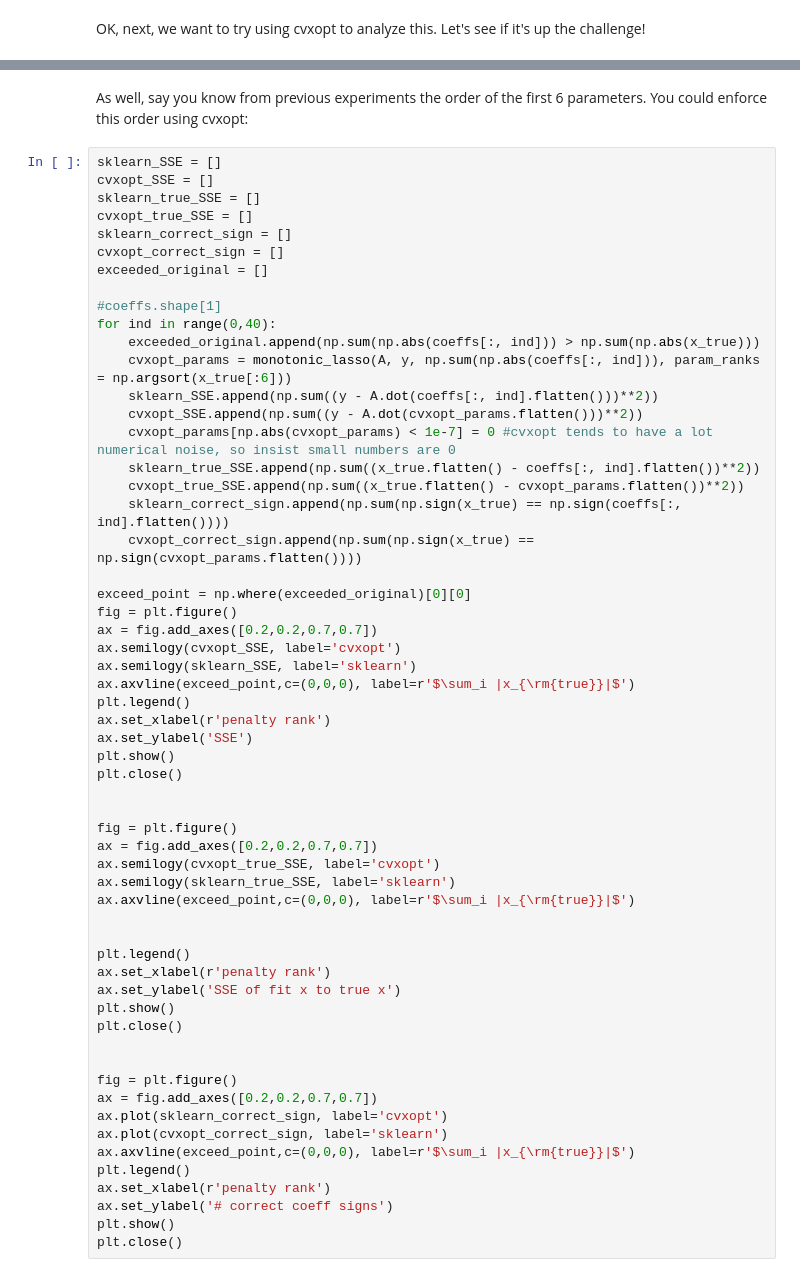
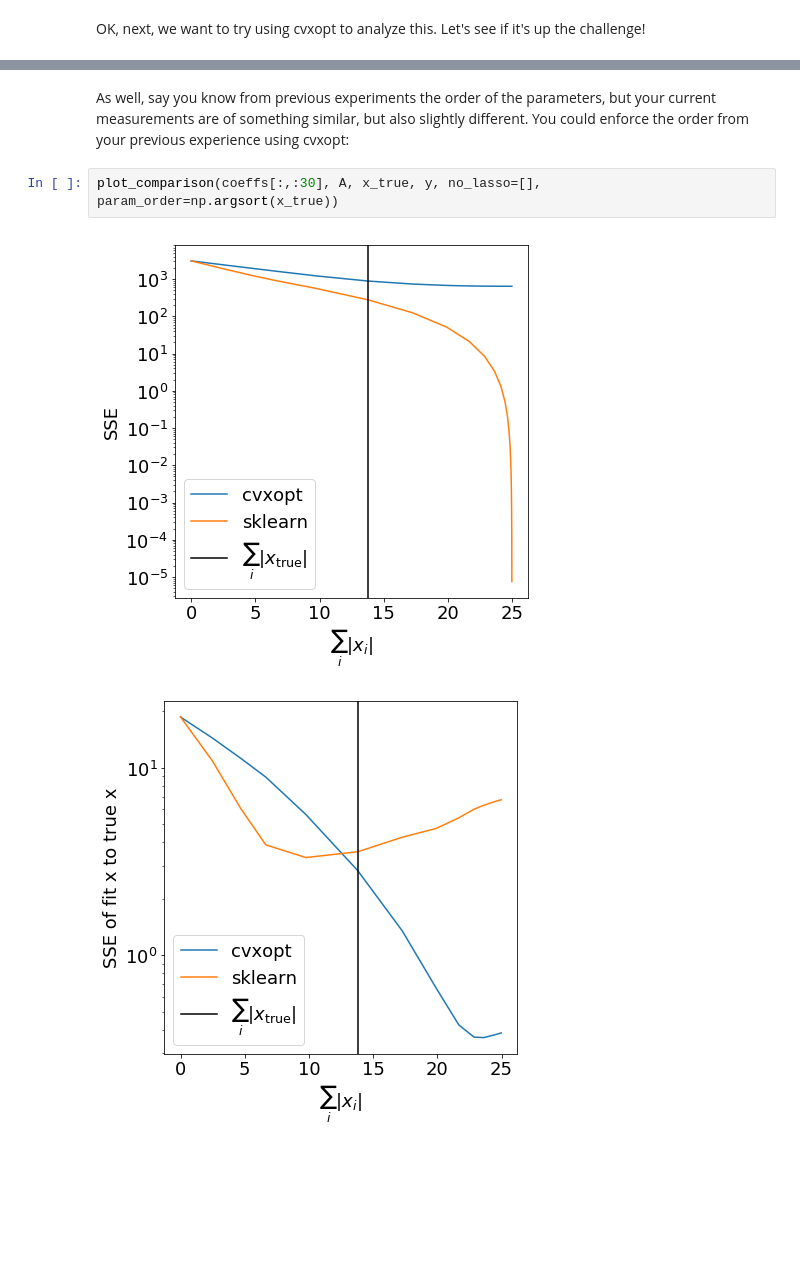
Before and after one commit to rhys-m-adams/Rank_enforced_Lasso, a Jupyter notebook: lasso_demo_using_cvxopt.ipynb, the cells around one changed output, grey strips where cells are left out. Drawn from its saved outputs; the diff is of its cells as text; blank space fills up the shorter version.

```diff
--- a/lasso_demo_using_cvxopt.ipynb
+++ b/lasso_demo_using_cvxopt.ipynb
@@ -265,60 +165,7 @@ plt.close()
 # %% [markdown]
-As well, say you know from previous experiments the order of the first 6 parameters. You could enforce this order using cvxopt:
+As well, say you know from previous experiments the order of the parameters, but your current measurements are of something similar, but also slightly different. You could enforce the order from your previous experience using cvxopt:
-# %%
-sklearn_SSE = []
-cvxopt_SSE = []
-sklearn_true_SSE = []
-cvxopt_true_SSE = []
-sklearn_correct_sign = []
-cvxopt_correct_sign = []
-exceeded_original = []
-
-#coeffs.shape[1]
-for ind in range(0,40):
-    exceeded_original.append(np.sum(np.abs(coeffs[:, ind])) > np.sum(np.abs(x_true)))
-    cvxopt_params = monotonic_lasso(A, y, np.sum(np.abs(coeffs[:, ind])), param_ranks = np.argsort(x_true[:6]))
-    sklearn_SSE.append(np.sum((y - A.dot(coeffs[:, ind].flatten()))**2))
-    cvxopt_SSE.append(np.sum((y - A.dot(cvxopt_params.flatten()))**2))
-    cvxopt_params[np.abs(cvxopt_params) < 1e-7] = 0 #cvxopt tends to have a lot numerical noise, so insist small numbers are 0
-    sklearn_true_SSE.append(np.sum((x_true.flatten() - coeffs[:, ind].flatten())**2))
-    cvxopt_true_SSE.append(np.sum((x_true.flatten() - cvxopt_params.flatten())**2))
-    sklearn_correct_sign.append(np.sum(np.sign(x_true) == np.sign(coeffs[:, ind].flatten())))
-    cvxopt_correct_sign.append(np.sum(np.sign(x_true) == np.sign(cvxopt_params.flatten())))
-
-exceed_point = np.where(exceeded_original)[0][0]
-fig = plt.figure()
-ax = fig.add_axes([0.2,0.2,0.7,0.7])
-ax.semilogy(cvxopt_SSE, label='cvxopt')
-ax.semilogy(sklearn_SSE, label='sklearn')
-ax.axvline(exceed_point,c=(0,0,0), label=r'$\sum_i |x_{\rm{true}}|$')
-plt.legend()
-ax.set_xlabel(r'penalty rank')
-ax.set_ylabel('SSE')
-plt.show()
-plt.close()
-
-
-fig = plt.figure()
-ax = fig.add_axes([0.2,0.2,0.7,0.7])
-ax.semilogy(cvxopt_true_SSE, label='cvxopt')
-ax.semilogy(sklearn_true_SSE, label='sklearn')
-ax.axvline(exceed_point,c=(0,0,0), label=r'$\sum_i |x_{\rm{true}}|$')
-
-
-plt.legend()
-ax.set_xlabel(r'penalty rank')
-ax.set_ylabel('SSE of fit x to true x')
-plt.show()
-plt.close()
-
-
-fig = plt.figure()
-ax = fig.add_axes([0.2,0.2,0.7,0.7])
-ax.plot(sklearn_correct_sign, label='cvxopt')
-ax.plot(cvxopt_correct_sign, label='sklearn')
-ax.axvline(exceed_point,c=(0,0,0), label=r'$\sum_i |x_{\rm{true}}|$')
-plt.legend()
-ax.set_xlabel(r'penalty rank')
-ax.set_ylabel('# correct coeff signs')
-plt.show()
-plt.close()
+# %%
+plot_comparison(coeffs[:,:30], A, x_true, y, no_lasso=[], param_order=np.argsort(x_true))
+# %% [output]
+[figure, added]
+[figure, added]
```
Also changed, not shown: parts of 14 cells of this notebook, 2 other files.
